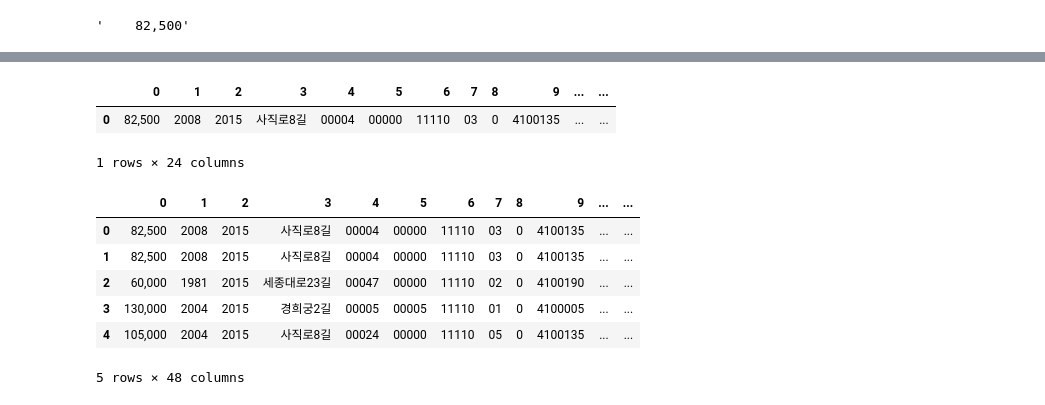
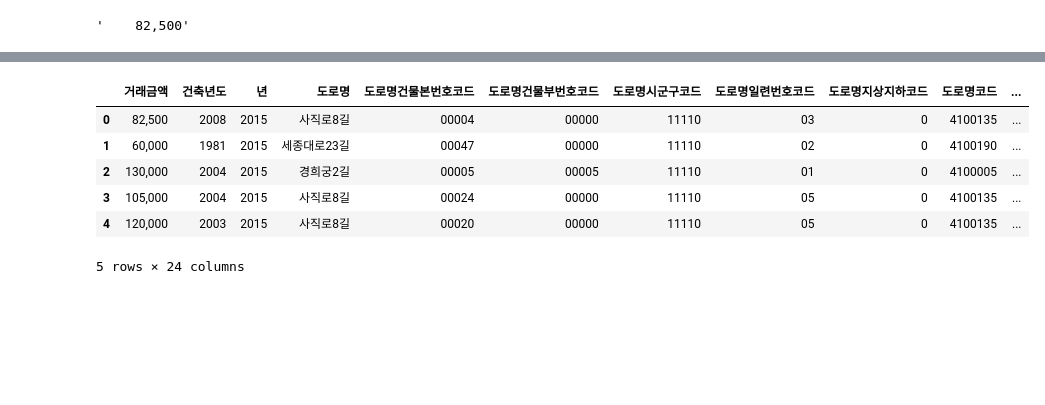
Before and after one commit to sbpark88/Python_Study, a Jupyter notebook: lecture/Study 4.22 openAPI crawling json and xml data.ipynb, the cells around one changed output, grey strips where cells are left out. Drawn from its saved outputs; the diff is of its cells as text; code cells hidden in the pictures; blank space fills up the shorter version.

Commit message:
JSON, XML data crawling

```diff
--- a/lecture/Study 4.22.ipynb
+++ b/lecture/Study 4.22 openAPI crawling json and xml data.ipynb
@@ -268,0 +296,4 @@ columns
+# %%
+# 0번 행의 모든 값을 하나의 column값으로 보고 리스트에 담아보자.
+columns = rows[0].find_all()
+columns
@@ -289,11 +325,0 @@ nameList = []
-# %%
-for i in range(0, len(columns),):
-    # 1. 컬럼값 저장
-    columnList.append(columns[i].text)
-rowList.append(columnList)
-# %%
-pd.DataFrame(rowList)
-# %% [output]
-|  | 0 | 1 | 2 | 3 | 4 | 5 | 6 | 7 | 8 | 9 | ... | ... |
-| 0 | 82,500 | 2008 | 2015 | 사직로8길 | 00004 | 00000 | 11110 | 03 | 0 | 4100135 | ... | ... |
-1 rows × 24 columns
@@ -300,22 +350,31 @@ pd.DataFrame(rowList)
 # %%
-for j in range(0, rowsLen):
-    columns = rows[j].findAll()
+# 모든 행과 열의 값을 모아 매트릭스로 만들어보자.
+rowList = []
+nameList = []
+columnList = []
 
-    for i in range(0, len(columns),):
-        # 첫 번째 행 데이터 값 수집 시에만 컬럼 값을 저장한다.
-        if j == 0:
-            nameList.append(columns[i].name)
-        # 1. 컬럼값 저장
-        columnList.append(columns[i].text)
+rowsLen = len(rows)
+for i in range(0, rowsLen):
+    columns = rows[i].find_all()
+
+    columnsLen = len(columns)
+    for j in range(0, columnsLen):
+        # 첫 번째 행 데이터 값 수집 시에만 컬럼 값을 저장한다. (어차피 rows[0], rows[1], ... 모두 컬럼헤더는 동일한 값을 가지기 때문에 매번 반복할 필요가 없다.)
+        if i == 0:
+            nameList.append(columns[j].name)
+        # 컬럼값은 모든 행의 값을 저장해야한다.
+        eachColumn = columns[j].text
+        columnList.append(eachColumn)
     rowList.append(columnList)
-    columnList = []
+    columnList = []    # 다음 row의 값을 넣기 위해 비워준다. (매우 중요!!)
 # %%
-pd.DataFrame(rowList).head()
+result = pd.DataFrame(rowList, columns=nameList)
+result.head()
 # %% [output]
-|  | 0 | 1 | 2 | 3 | 4 | 5 | 6 | 7 | 8 | 9 | ... | ... |
-| 0 | 82,500 | 2008 | 2015 | 사직로8길 | 00004 | 00000 | 11110 | 03 | 0 | 4100135 | ... | ... |
-| 1 | 82,500 | 2008 | 2015 | 사직로8길 | 00004 | 00000 | 11110 | 03 | 0 | 4100135 | ... | ... |
-| 2 | 60,000 | 1981 | 2015 | 세종대로23길 | 00047 | 00000 | 11110 | 02 | 0 | 4100190 | ... | ... |
-| 3 | 130,000 | 2004 | 2015 | 경희궁2길 | 00005 | 00005 | 11110 | 01 | 0 | 4100005 | ... | ... |
-| 4 | 105,000 | 2004 | 2015 | 사직로8길 | 00024 | 00000 | 11110 | 05 | 0 | 4100135 | ... | ... |
+|  | 거래금액 | 건축년도 | 년 | 도로명 | 도로명건물본번호코드 | 도로명건물부번호코드 | 도로명시군구코드 | 도로명일련번호코드 | 도로명지상지하코드 | 도로명코드 | ... |
+| 0 | 82,500 | 2008 | 2015 | 사직로8길 | 00004 | 00000 | 11110 | 03 | 0 | 4100135 | ... |
+| 1 | 60,000 | 1981 | 2015 | 세종대로23길 | 00047 | 00000 | 11110 | 02 | 0 | 4100190 | ... |
+| 2 | 130,000 | 2004 | 2015 | 경희궁2길 | 00005 | 00005 | 11110 | 01 | 0 | 4100005 | ... |
+| 3 | 105,000 | 2004 | 2015 | 사직로8길 | 00024 | 00000 | 11110 | 05 | 0 | 4100135 | ... |
+| 4 | 120,000 | 2003 | 2015 | 사직로8길 | 00020 | 00000 | 11110 | 05 | 0 | 4100135 | ... |
-5 rows × 48 columns
+5 rows × 24 columns
```
Also changed, not shown: parts of 40 cells of this notebook, 1 other file.
